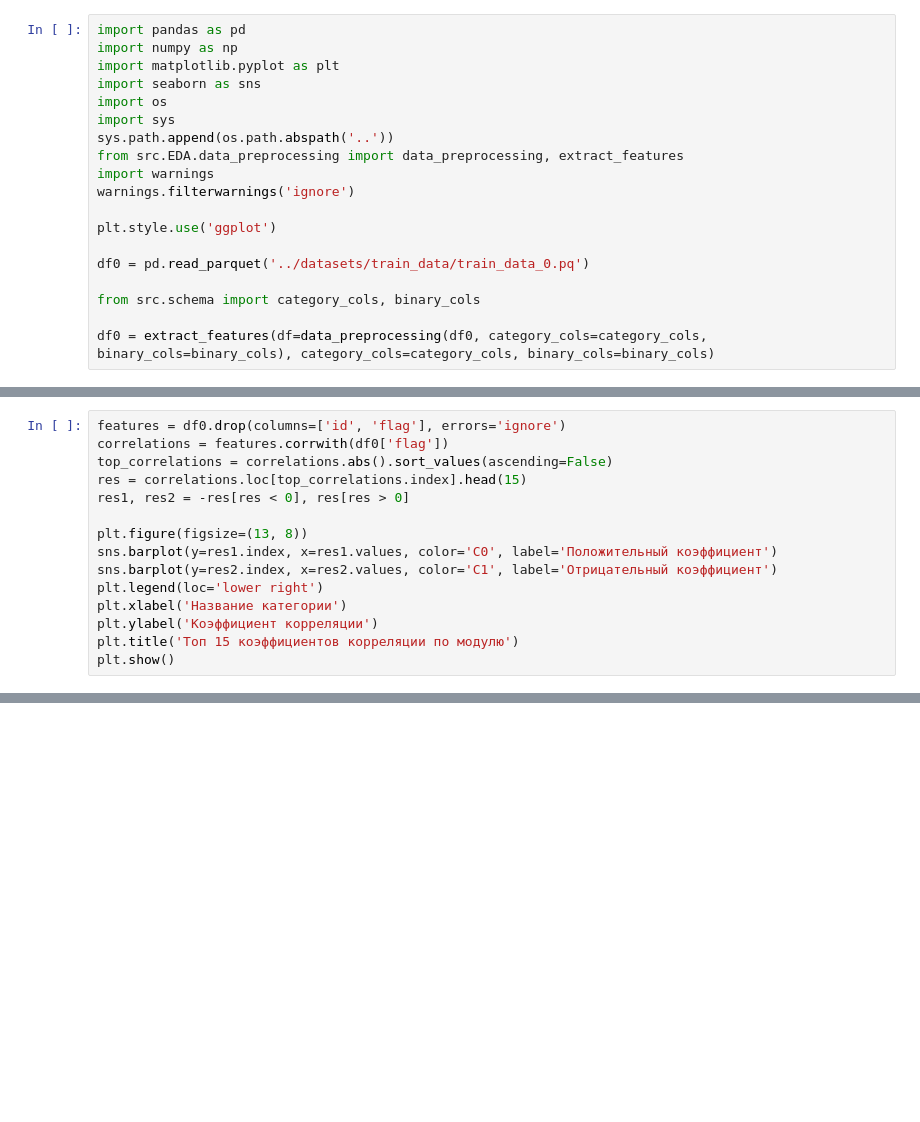
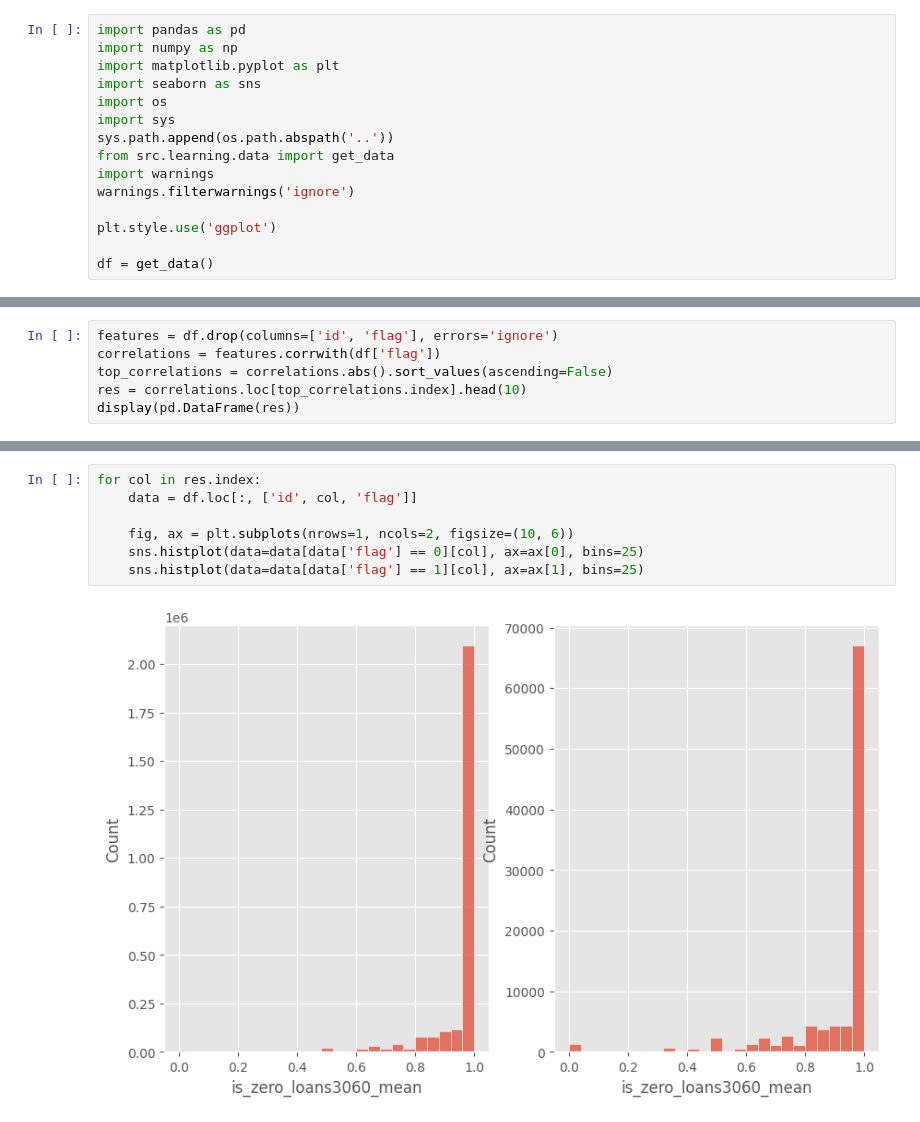
Before and after one commit to vitiatia/ML-Scorring, a Jupyter notebook: notebooks/eda_features.ipynb, the cells around one changed output, grey strips where cells are left out. Saved outputs shown, nothing was run; the diff lists cells and outputs as text; blank space fills up the shorter version.

```diff
--- a/notebooks/eda_features.ipynb
+++ b/notebooks/eda_features.ipynb
@@ -6,14 +6,10 @@ import seaborn as sns
 import os
 import sys
 sys.path.append(os.path.abspath('..'))
-from src.EDA.data_preprocessing import data_preprocessing, extract_features
+from src.learning.data import get_data
 import warnings
 warnings.filterwarnings('ignore')
 
 plt.style.use('ggplot')
 
-df0 = pd.read_parquet('../datasets/train_data/train_data_0.pq')
-
-from src.schema import category_cols, binary_cols
-
-df0 = extract_features(df=data_preprocessing(df0, category_cols=category_cols, binary_cols=binary_cols), category_cols=category_cols, binary_cols=binary_cols)
+df = get_data()
@@ -25,16 +16,7 @@ df0 = df0.merge(right=dft, how='left', on='id')
 # %%
-features = df0.drop(columns=['id', 'flag'], errors='ignore')
-correlations = features.corrwith(df0['flag'])
+features = df.drop(columns=['id', 'flag'], errors='ignore')
+correlations = features.corrwith(df['flag'])
 top_correlations = correlations.abs().sort_values(ascending=False)
-res = correlations.loc[top_correlations.index].head(15)
-res1, res2 = -res[res < 0], res[res > 0]
-
-plt.figure(figsize=(13, 8))
-sns.barplot(y=res1.index, x=res1.values, color='C0', label='Положительный коэффициент')
-sns.barplot(y=res2.index, x=res2.values, color='C1', label='Отрицательный коэффициент')
-plt.legend(loc='lower right')
-plt.xlabel('Название категории')
-plt.ylabel('Коэффициент корреляции')
-plt.title('Топ 15 коэффициентов корреляции по модулю')
-plt.show()
+res = correlations.loc[top_correlations.index].head(10)
+display(pd.DataFrame(res))
 # %% [output]
@@ -41,0 +34,9 @@ plt.show()
+# %%
+for col in res.index:
+    data = df.loc[:, ['id', col, 'flag']]
+
+    fig, ax = plt.subplots(nrows=1, ncols=2, figsize=(10, 6))
+    sns.histplot(data=data[data['flag'] == 0][col], ax=ax[0], bins=25)
+    sns.histplot(data=data[data['flag'] == 1][col], ax=ax[1], bins=25)
+# %% [output]
+[figure, added]
```
Also changed, not shown: parts of 4 cells of this notebook, 1 other file.
